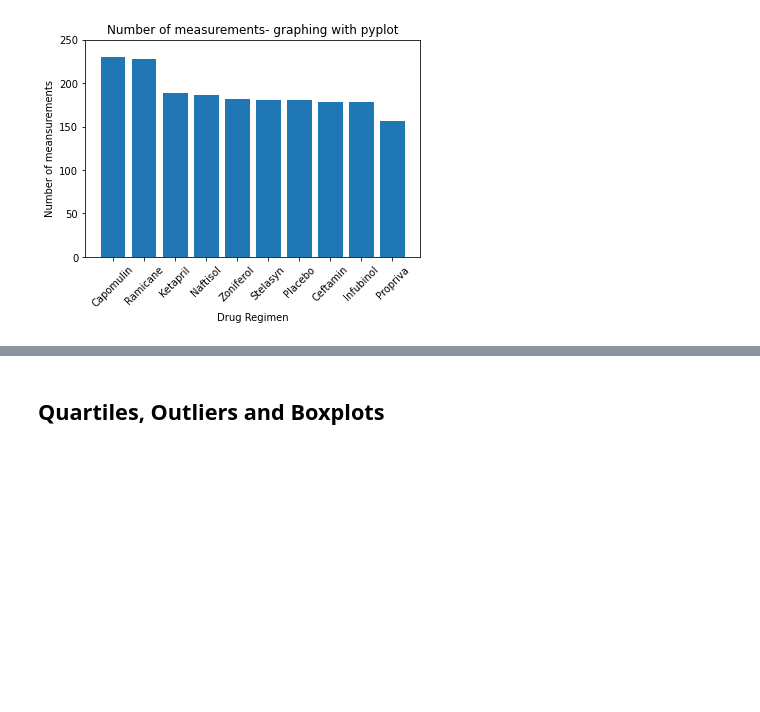
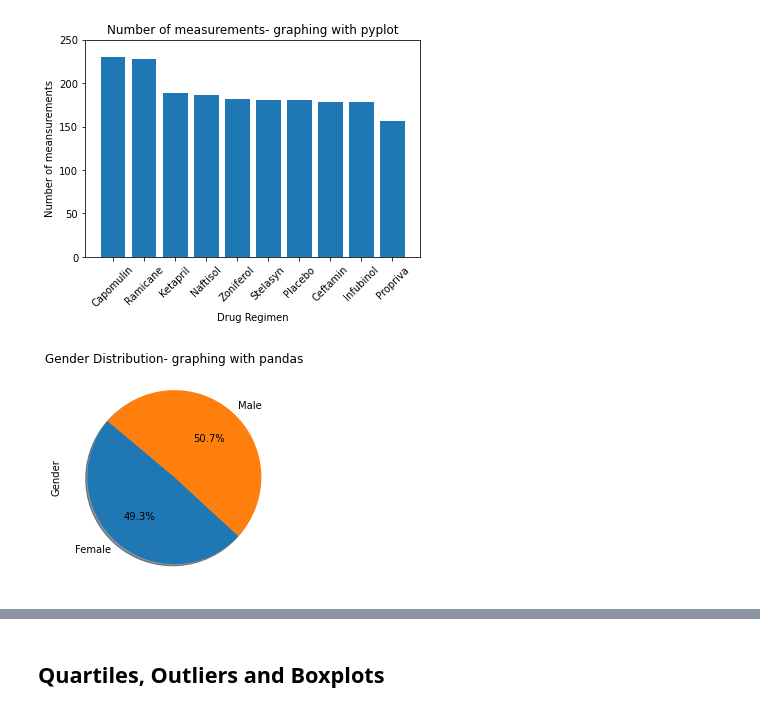
Before and after one commit to hamiltojogo/pymaceutical_tumor_treatment_analysis, a Jupyter notebook: pymaceuticals_starter.ipynb, the cells around one changed output, grey strips where cells are left out. Drawn from its saved outputs; the diff is of its cells as text; code cells hidden in the pictures; blank space fills up the shorter version.

Commit message:
pie chart graphing with pyplot

```diff
--- a/pymaceuticals_starter.ipynb
+++ b/pymaceuticals_starter.ipynb
@@ -206,3 +206,9 @@ plt.show()
 [figure]
 # %%
 # Generate a pie plot showing the distribution of female versus male mice using pandas
+gender_pie_pandas = clean_combined_study_data.groupby(['Sex']).size().plot(kind = 'pie', autopct='%1.1f%%', shadow = True,
+                    startangle= 140, title = ("Gender Distribution- graphing with pandas"))
+gender_pie_pandas.set_ylabel('Gender')
+plt.show()
+# %% [output]
+[figure, added]
```
Also changed, not shown: parts of 2 cells of this notebook.
